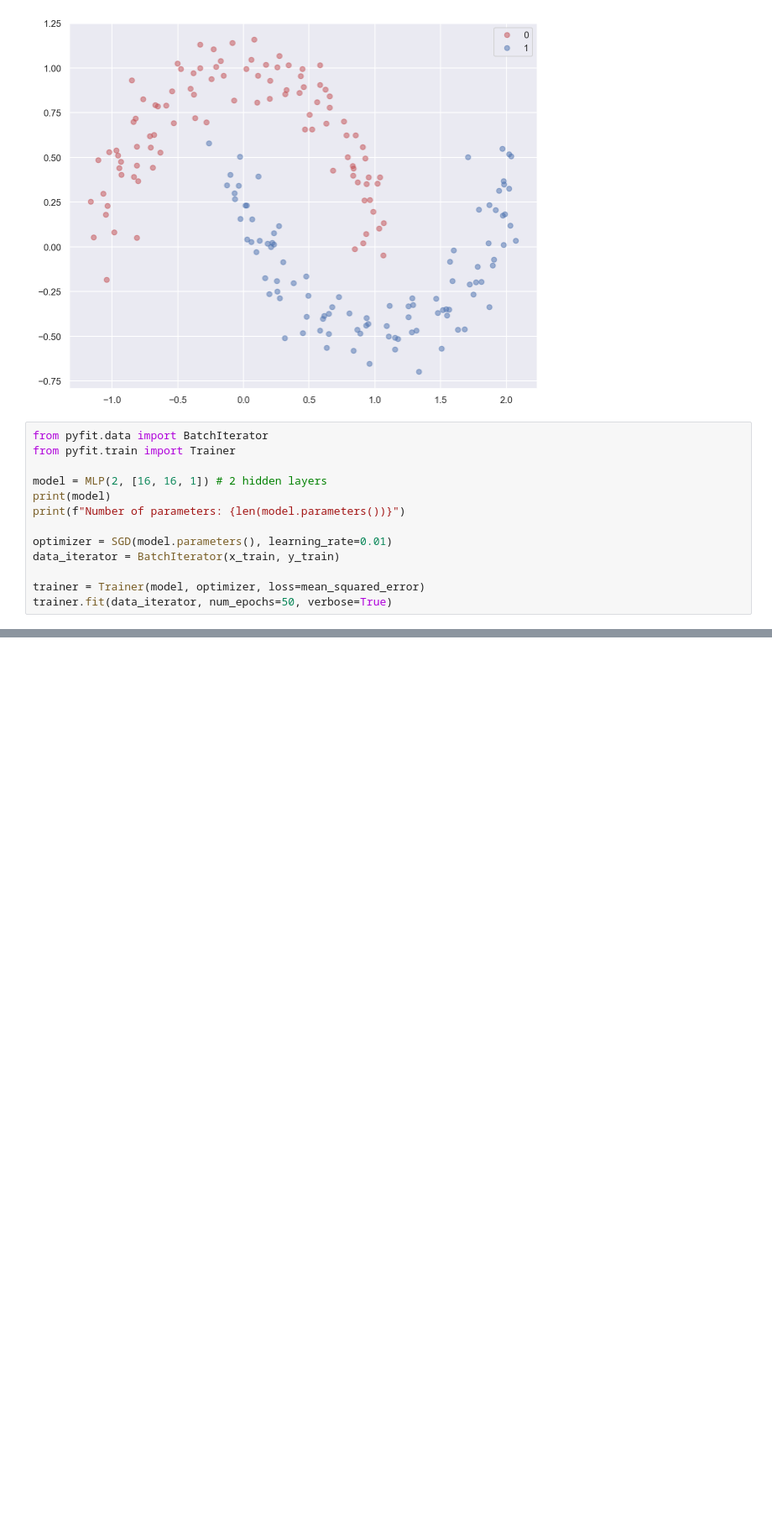
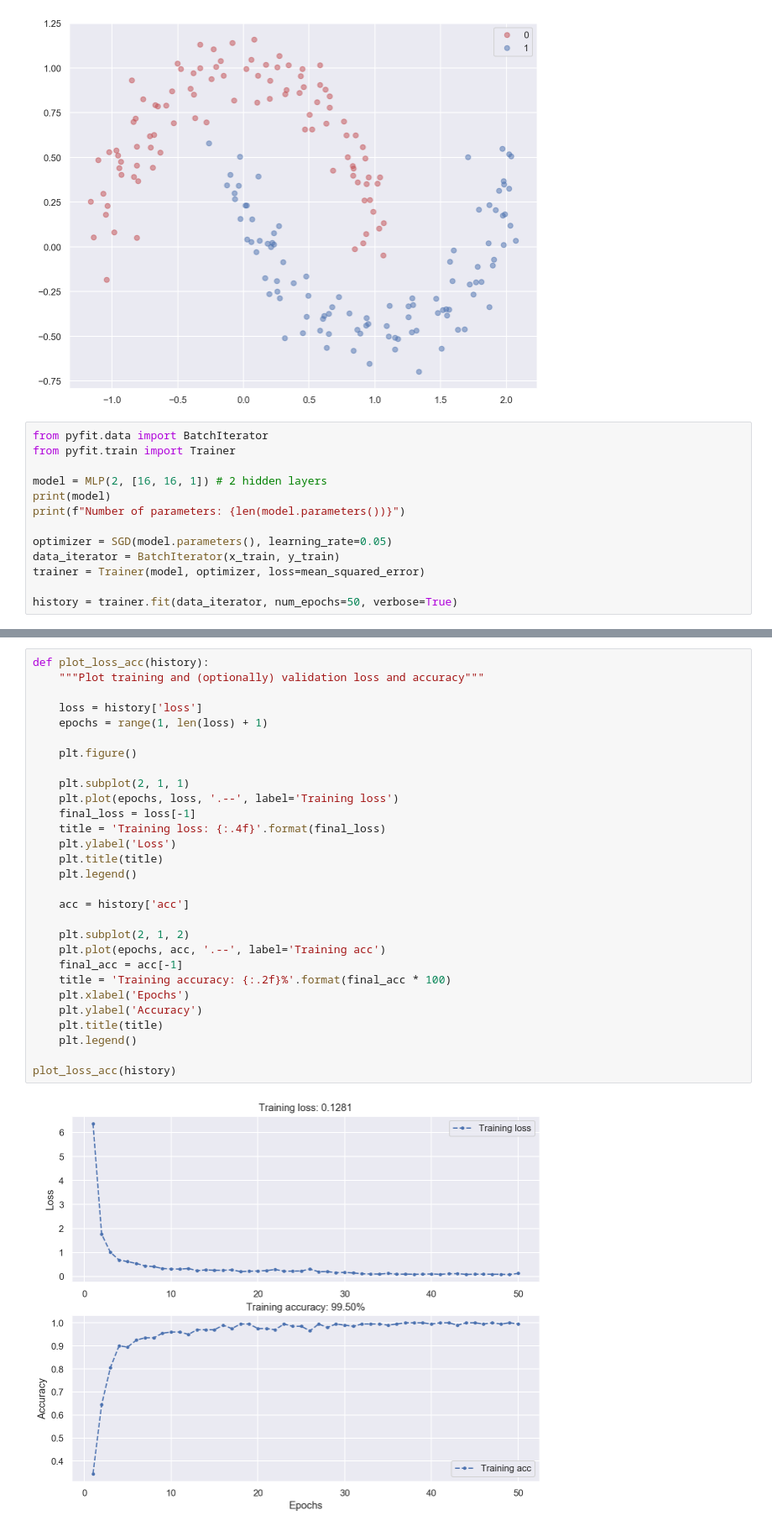
Before and after one commit to bpesquet/pyfit, a Jupyter notebook: demo.ipynb, the cells around one changed output, grey strips where cells are left out. Shown: that part at 84% size. Saved outputs shown, nothing was run; the diff lists cells and outputs as text; blank space fills up the shorter version.

Commit message:
Add plotting of loss and accuracy for 2D data

```diff
--- a/demo.ipynb
+++ b/demo.ipynb
@@ -183,11 +186,11 @@ model = MLP(2, [16, 16, 1]) # 2 hidden layers
 print(model)
 print(f"Number of parameters: {len(model.parameters())}")
 
-optimizer = SGD(model.parameters(), learning_rate=0.01)
+optimizer = SGD(model.parameters(), learning_rate=0.05)
 data_iterator = BatchIterator(x_train, y_train)
+trainer = Trainer(model, optimizer, loss=mean_squared_error)
 
-trainer = Trainer(model, optimizer, loss=mean_squared_error)
-trainer.fit(data_iterator, num_epochs=50, verbose=True)
+history = trainer.fit(data_iterator, num_epochs=50, verbose=True)
 # %% [output]
 MLP of [Layer of [ReLUNeuron(2), ReLUNeuron(2), ReLUNeuron(2), ReLUNeuron(2), ReLUNeuron(2), ReLUNeuron(2), ReLUNeuron(2), ReLUNeuron(2), ReLUNeuron(2), ReLUNeuron(2), ReLUNeuron(2), ReLUNeuron(2), Re ...
 Number of parameters: 337
@@ -209,3 +212,34 @@ Epoch [50/50], loss: 0.121861, accuracy: 100.00%
+# %%
+def plot_loss_acc(history):
+    """Plot training and (optionally) validation loss and accuracy"""
+
+    loss = history['loss']
+    epochs = range(1, len(loss) + 1)
+
+    plt.figure()
+
+    plt.subplot(2, 1, 1)
+    plt.plot(epochs, loss, '.--', label='Training loss')
+    final_loss = loss[-1]
+    title = 'Training loss: {:.4f}'.format(final_loss)
+    plt.ylabel('Loss')
+    plt.title(title)
+    plt.legend()
+
+    acc = history['acc']
+
+    plt.subplot(2, 1, 2)
+    plt.plot(epochs, acc, '.--', label='Training acc')
+    final_acc = acc[-1]
+    title = 'Training accuracy: {:.2f}%'.format(final_acc * 100)
+    plt.xlabel('Epochs')
+    plt.ylabel('Accuracy')
+    plt.title(title)
+    plt.legend()
+
+plot_loss_acc(history)
+# %% [output]
+[figure, added]
 # %%
 def plot_decision_boundary(model, X, y):
     """Plot a decision boundary"""
```
Also changed, not shown: parts of 5 cells of this notebook.
